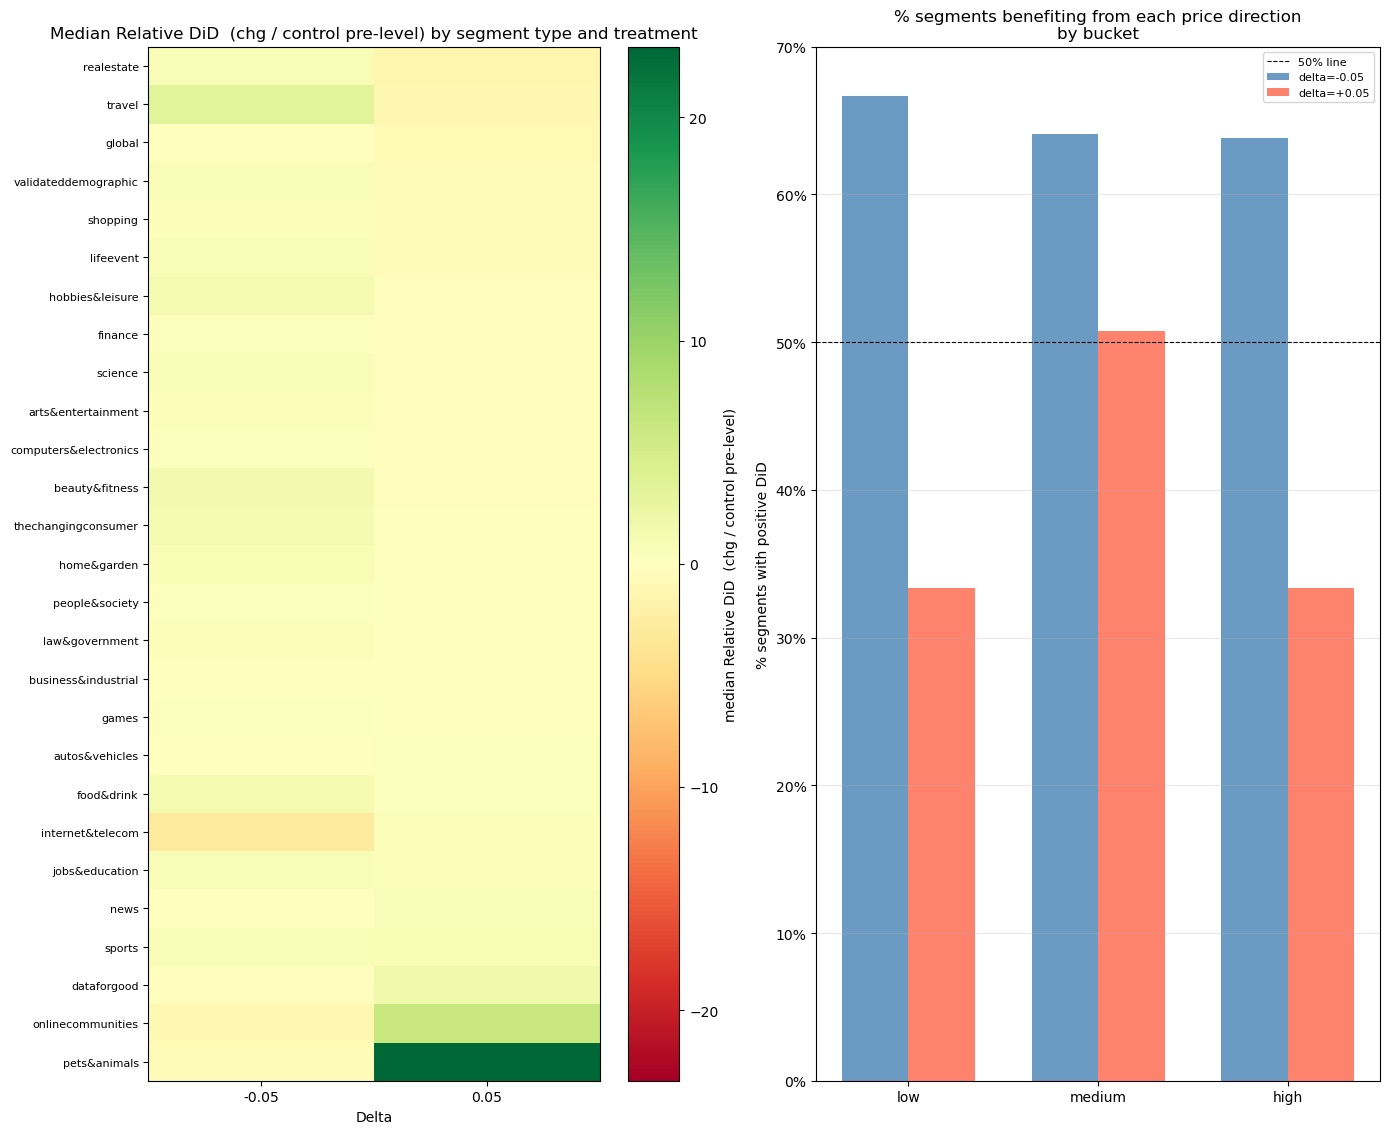
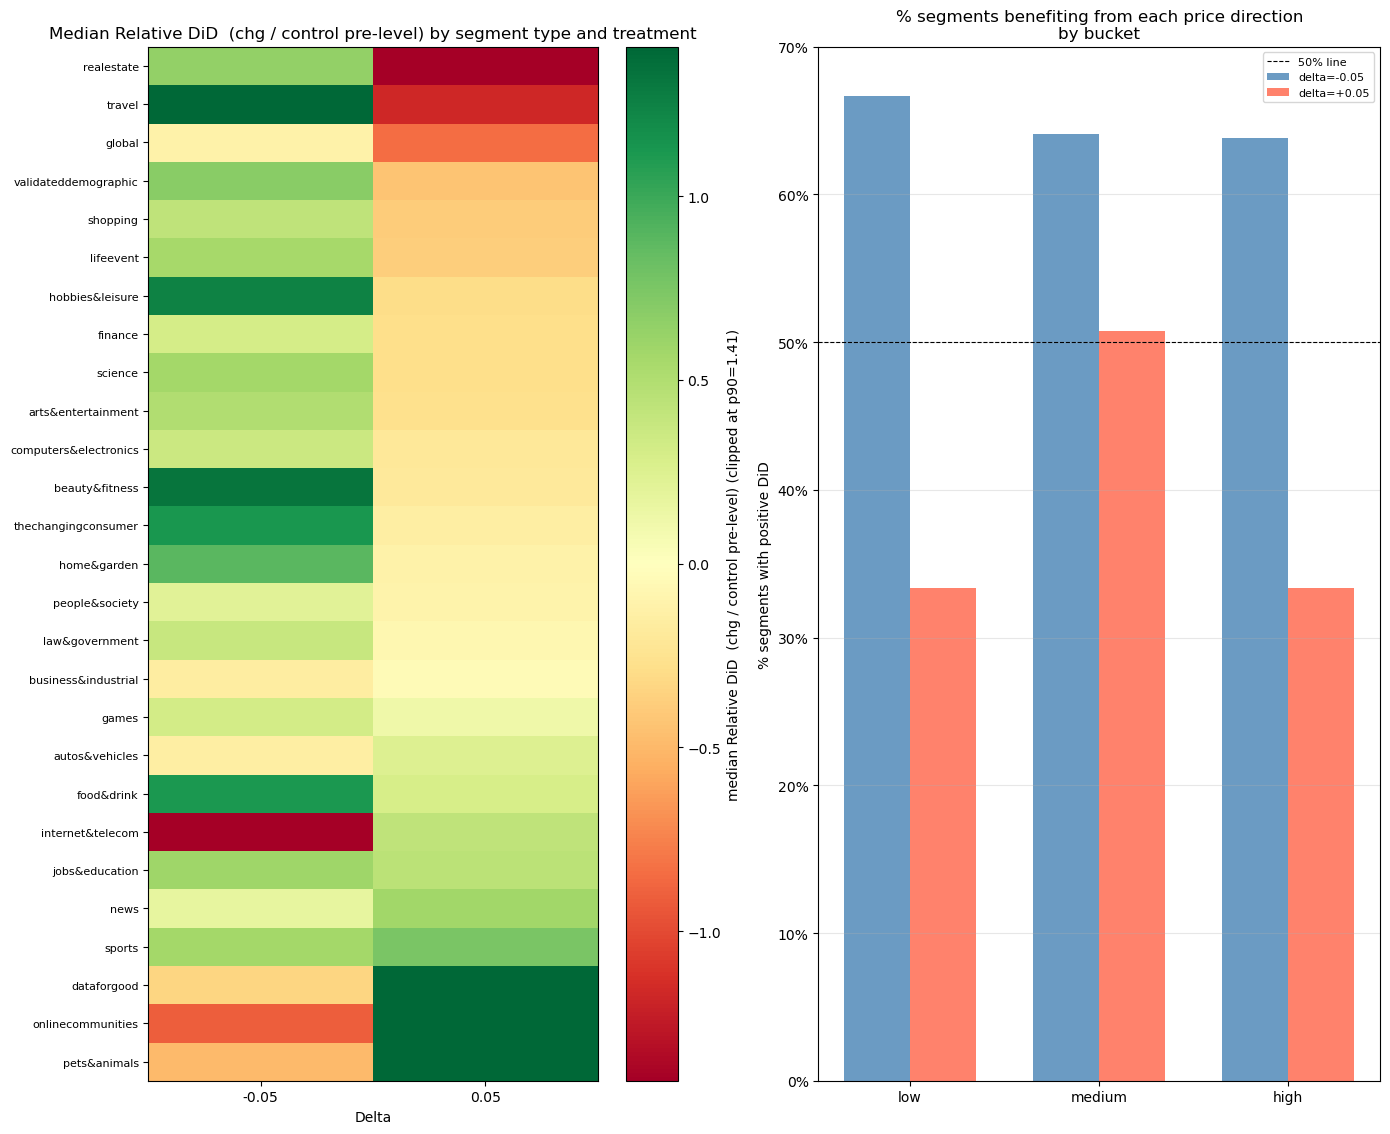
The change to this notebook cell's code, shown as a diff; its figure went from the first image to the second:
--- before
+++ after
@@ -1,9 +1,20 @@
+# segment_2 × delta median DiD (used in plots below)
+# seg_col = segment_2
+hm = (
+    did_b[did_b['delta'] != 0]
+    .groupby([seg_col, 'delta'])[did_col]
+    .median()
+    .unstack('delta')
+    .dropna()
+    .sort_values(did_b['delta'].max())
+)
+
 # ── 3. segment-type preference ───────────────────────────────────────────────
 fig, axes = plt.subplots(1, 2, figsize=(14, max(5, len(hm) * 0.35 + 2)))
 
 # left: heatmap — median DiD per (segment_2, delta)
-vmax = abs(hm.values).max()
+vmax = np.percentile(abs(hm.values), 90)
 im = axes[0].imshow(hm.values, aspect='auto', cmap='RdYlGn', vmin=-vmax, vmax=vmax)
-plt.colorbar(im, ax=axes[0], label=f'median {did_label}')
+plt.colorbar(im, ax=axes[0], label=f'median {did_label} (clipped at p90={vmax:.2f})')
 axes[0].set_xticks(range(len(hm.columns)))
 axes[0].set_xticklabels([str(c) for c in hm.columns])

Commit: improved level=1 analysis (last cell)